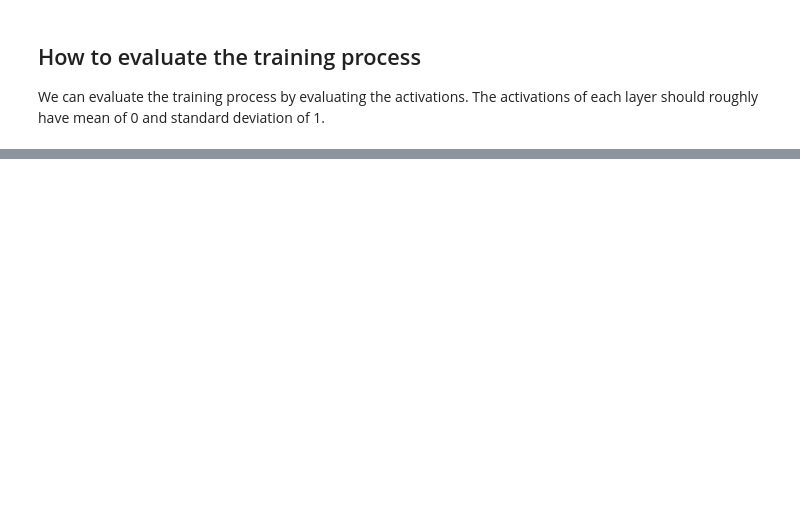
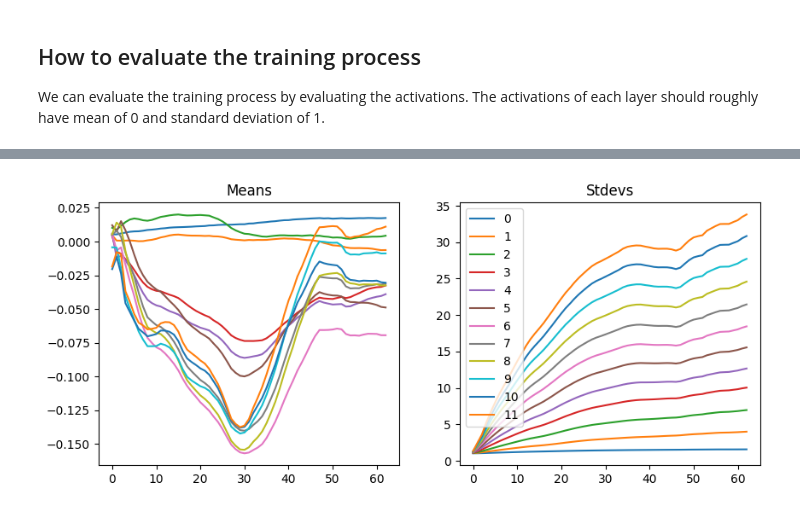
Before and after one commit to sanbaiw/fast-nanogpt, a Jupyter notebook: nbs/pt3-activition.ipynb, the cells around one changed output, grey strips where cells are left out. Saved outputs shown, nothing was run; the diff lists cells and outputs as text; code cells hidden in the pictures; blank space fills up the shorter version.

```diff
--- a/nbs/pt3-activition.ipynb
+++ b/nbs/pt3-activition.ipynb
@@ -198,0 +285,4 @@ plt.legend(range(4))
+# %%
+stats.plot_stats()
+# %% [output]
+[figure, added]
```
Also changed, not shown: parts of 17 cells of this notebook, 2 other files.
